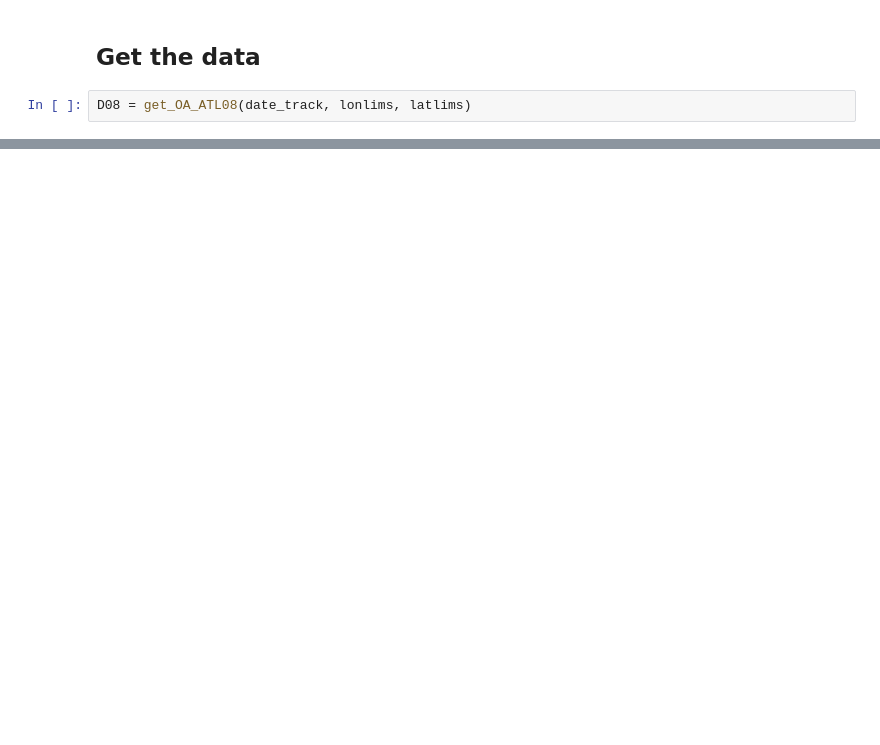
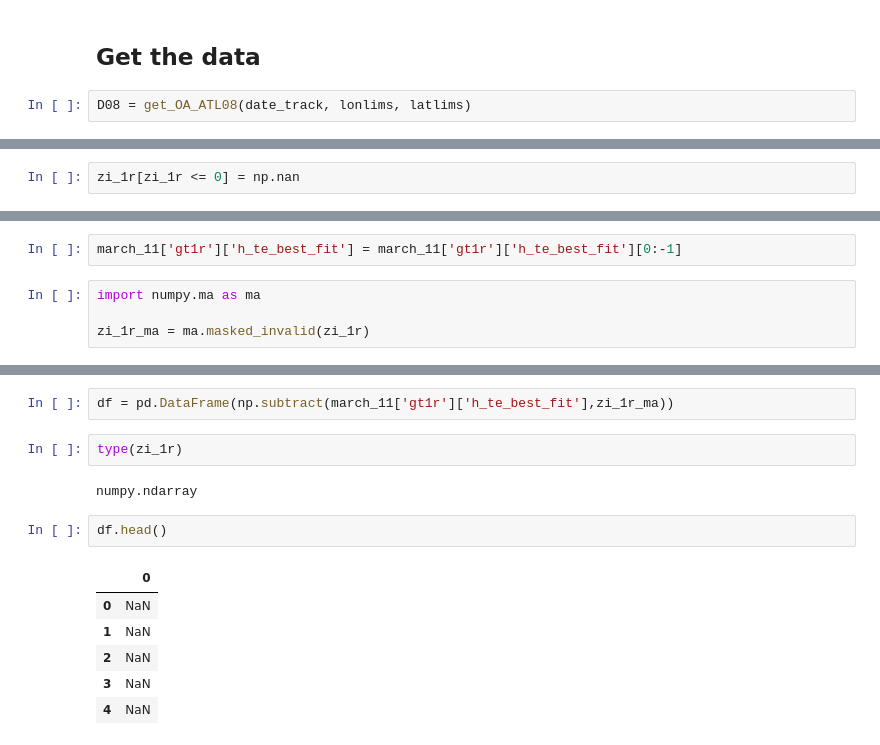
Before and after one commit to snowex-hackweek/Space_Lasers, a Jupyter notebook: notebooks/read_ATL08_for_GM.ipynb, the cells around one changed output, grey strips where cells are left out. Saved outputs shown, nothing was run; the diff lists cells and outputs as text; blank space fills up the shorter version.

```diff
--- a/notebooks/read_ATL08_for_GM.ipynb
+++ b/notebooks/read_ATL08_for_GM.ipynb
@@ -135,0 +300,2 @@ for dt, day_data in D08.items():
+# %%
+zi_1r[zi_1r <= 0] = np.nan
@@ -135,0 +318,6 @@ for dt, day_data in D08.items():
+# %%
+march_11['gt1r']['h_te_best_fit'] = march_11['gt1r']['h_te_best_fit'][0:-1]
+# %%
+import numpy.ma as ma
+
+zi_1r_ma = ma.masked_invalid(zi_1r)
@@ -135,0 +335,15 @@ for dt, day_data in D08.items():
+# %%
+df = pd.DataFrame(np.subtract(march_11['gt1r']['h_te_best_fit'],zi_1r_ma))
+# %%
+type(zi_1r)
+# %% [output]
+numpy.ndarray
+# %%
+df.head()
+# %% [output]
+|  | 0 |
+| 0 | NaN |
+| 1 | NaN |
+| 2 | NaN |
+| 3 | NaN |
+| 4 | NaN |
```
Also changed, not shown: parts of 38 cells of this notebook, 3 other files.
